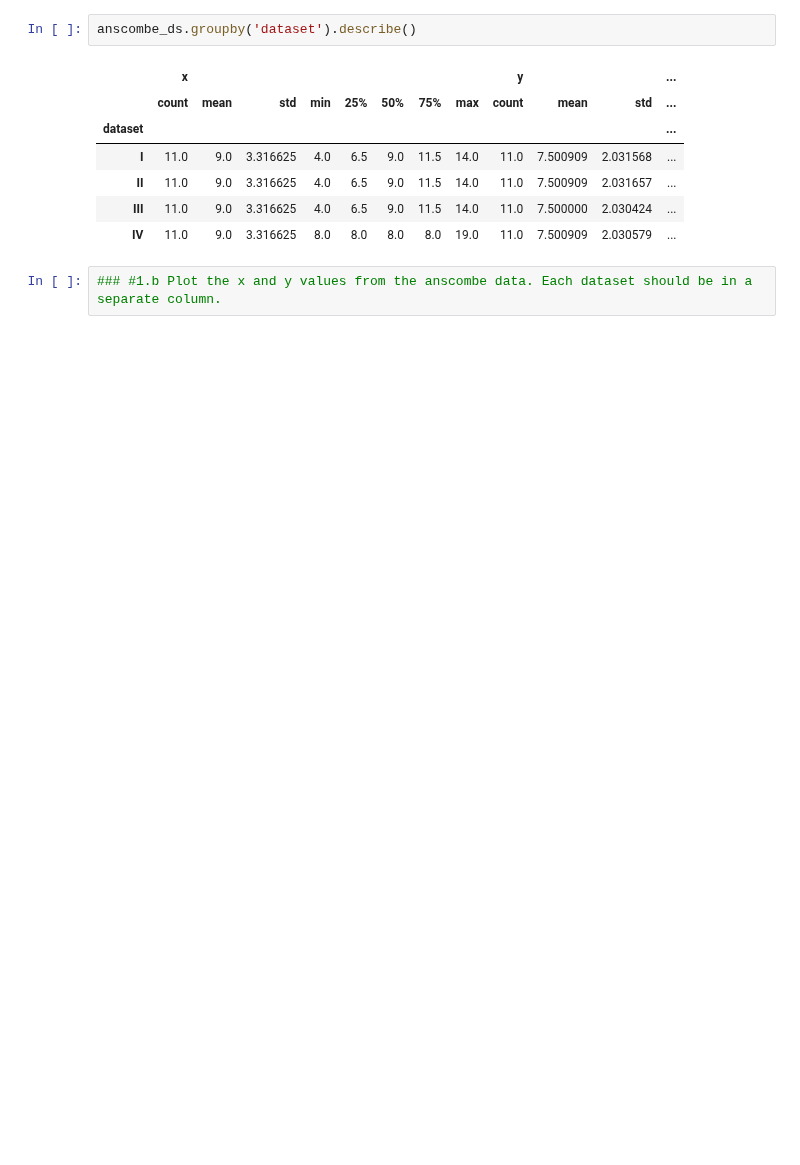
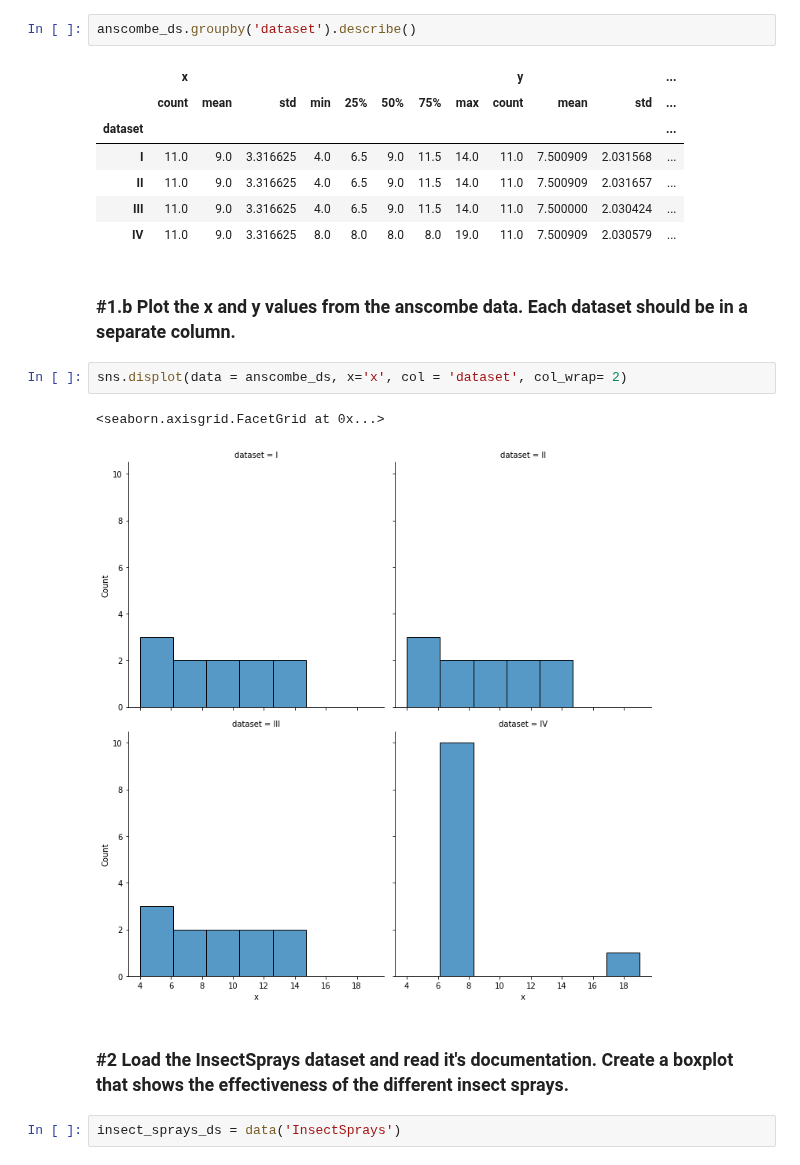
Before and after one commit to natasharivers/numpy-pandas-visualization-exercises, a Jupyter notebook: seaborn_exercises.ipynb, the cells around one changed output. Cells and saved outputs as stored; diff of their text form; blank space fills up the shorter version.

```diff
--- a/seaborn_exercises.ipynb
+++ b/seaborn_exercises.ipynb
@@ -139,5 +161,14 @@ anscombe_ds.groupby('dataset').describe()
 | II | 11.0 | 9.0 | 3.316625 | 4.0 | 6.5 | 9.0 | 11.5 | 14.0 | 11.0 | 7.500909 | 2.031657 | ... |
 | III | 11.0 | 9.0 | 3.316625 | 4.0 | 6.5 | 9.0 | 11.5 | 14.0 | 11.0 | 7.500000 | 2.030424 | ... |
 | IV | 11.0 | 9.0 | 3.316625 | 8.0 | 8.0 | 8.0 | 8.0 | 19.0 | 11.0 | 7.500909 | 2.030579 | ... |
-# %%
-### #1.b Plot the x and y values from the anscombe data. Each dataset should be in a separate column.
+# %% [markdown]
+### #1.b Plot the x and y values from the anscombe data. Each dataset should be in a separate column.
+# %%
+sns.displot(data = anscombe_ds, x='x', col = 'dataset', col_wrap= 2)
+# %% [output]
+<seaborn.axisgrid.FacetGrid at 0x...>
+[figure, added]
+# %% [markdown]
+### #2 Load the InsectSprays dataset and read it's documentation. Create a boxplot that shows the effectiveness of the different insect sprays.
+# %%
+insect_sprays_ds = data('InsectSprays')
```
Also changed, not shown: parts of 24 cells of this notebook, 2 other files.
